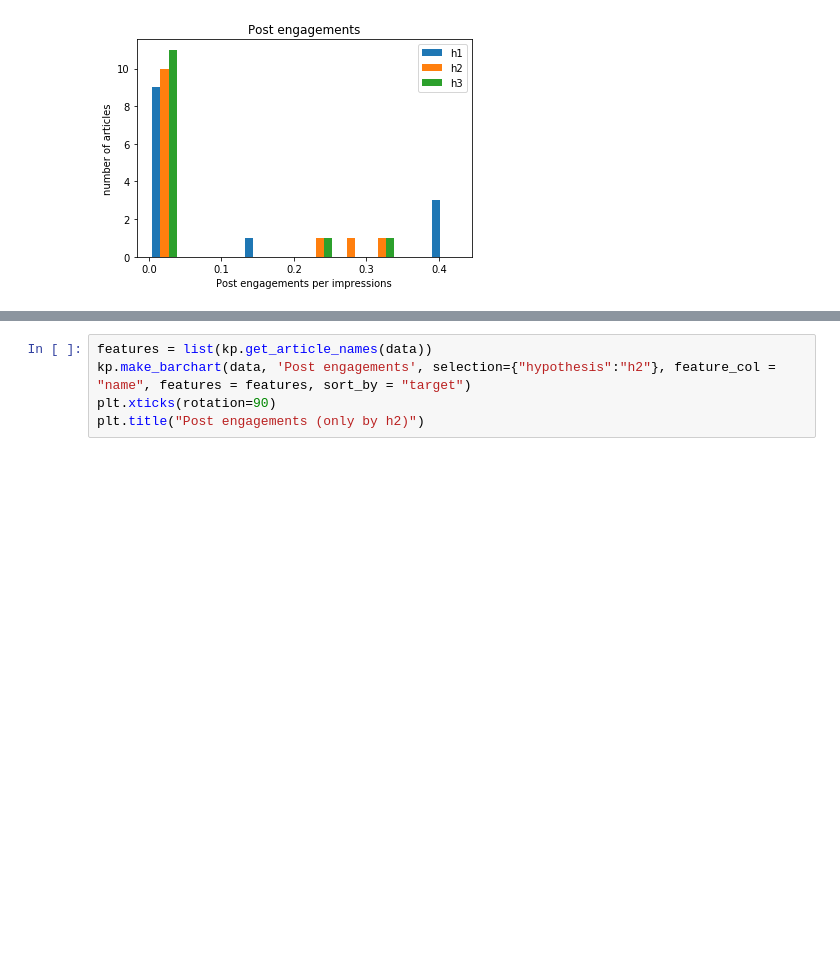
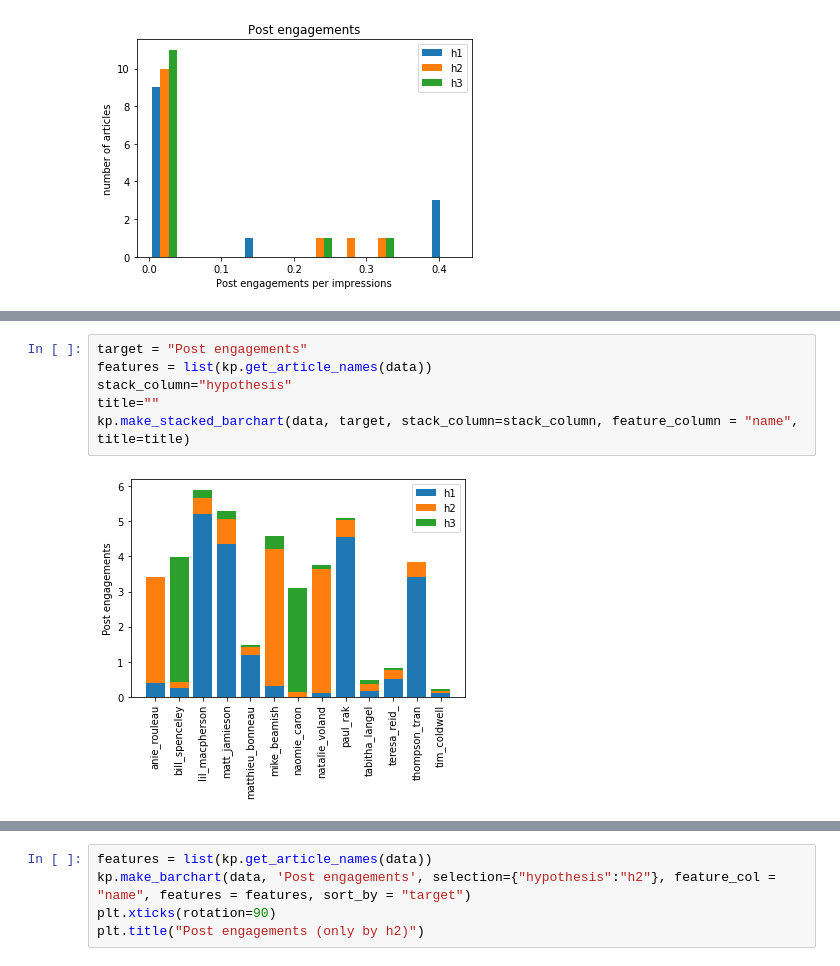
Before and after one commit to katrinrohrb/PIVOT, a Jupyter notebook: Pivot_H1-H3_Data_Analysis.ipynb, the cells around one changed output, grey strips where cells are left out. Cells and saved outputs as stored; diff of their text form; blank space fills up the shorter version.

```diff
--- a/Pivot_H1-H3_Data_Analysis.ipynb
+++ b/Pivot_H1-H3_Data_Analysis.ipynb
@@ -138,0 +136,8 @@ plt.xticks(rotation=90)
+# %%
+target = "Post engagements"
+features = list(kp.get_article_names(data))
+stack_column="hypothesis"
+title=""
+kp.make_stacked_barchart(data, target, stack_column=stack_column, feature_column = "name", title=title)
+# %% [output]
+[figure, added]
```
Also changed, not shown: parts of 5 cells of this notebook, 1 other file.
